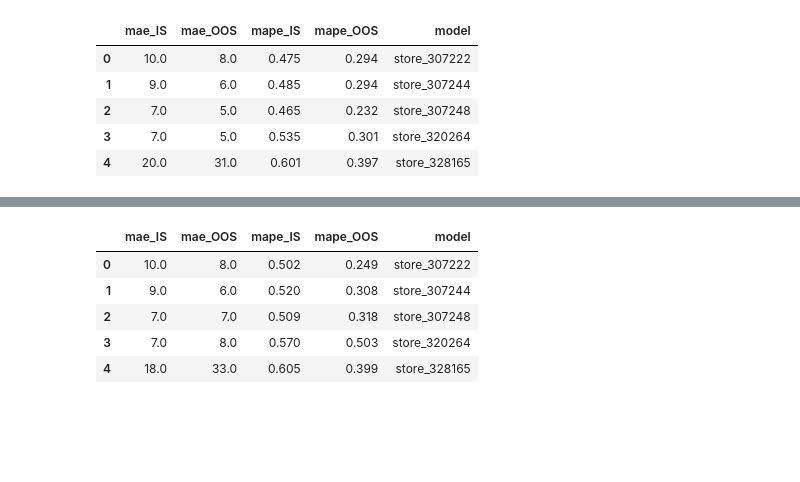
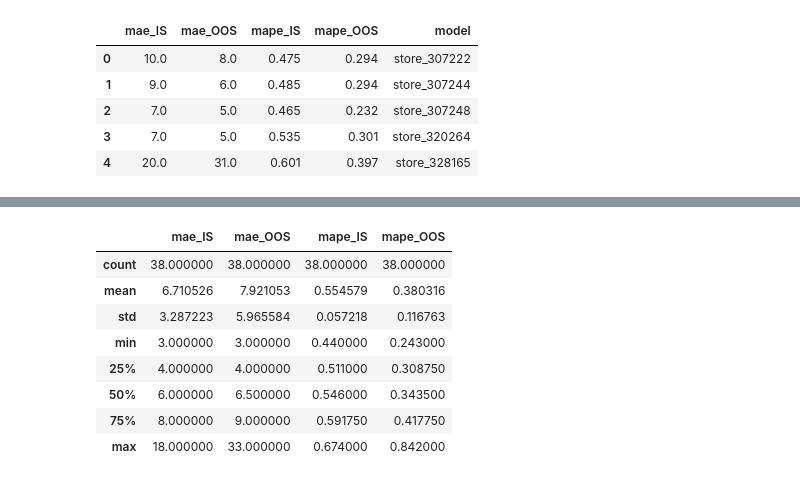
Before and after one commit to phucnh22/Sales_forecast, a Jupyter notebook: Forecast_7_Prophet.ipynb, the cells around one changed output, grey strips where cells are left out. Drawn from its saved outputs; the diff is of its cells as text; code cells hidden in the pictures; blank space fills up the shorter version.

```diff
--- a/Forecast_7_Prophet.ipynb
+++ b/Forecast_7_Prophet.ipynb
@@ -320,14 +334,17 @@ all_stores_result.head()
 # %%
 all_stores_result_ARIMA = pd.read_csv('results/grouping/all_stores_result_ARIMA.csv',index_col=0)
 # %%
-all_stores_result_ARIMA.head()
+all_stores_result_ARIMA.describe()
 # %% [output]
-|  | mae_IS | mae_OOS | mape_IS | mape_OOS | model |
-| 0 | 10.0 | 8.0 | 0.502 | 0.249 | store_307222 |
-| 1 | 9.0 | 6.0 | 0.520 | 0.308 | store_307244 |
-| 2 | 7.0 | 7.0 | 0.509 | 0.318 | store_307248 |
-| 3 | 7.0 | 8.0 | 0.570 | 0.503 | store_320264 |
-| 4 | 18.0 | 33.0 | 0.605 | 0.399 | store_328165 |
+|  | mae_IS | mae_OOS | mape_IS | mape_OOS |
+| count | 38.000000 | 38.000000 | 38.000000 | 38.000000 |
+| mean | 6.710526 | 7.921053 | 0.554579 | 0.380316 |
+| std | 3.287223 | 5.965584 | 0.057218 | 0.116763 |
+| min | 3.000000 | 3.000000 | 0.440000 | 0.243000 |
+| 25% | 4.000000 | 4.000000 | 0.511000 | 0.308750 |
+| 50% | 6.000000 | 6.500000 | 0.546000 | 0.343500 |
+| 75% | 8.000000 | 9.000000 | 0.591750 | 0.417750 |
+| max | 18.000000 | 33.000000 | 0.674000 | 0.842000 |
 # %%
 res = pd.merge(
     all_stores_result_ARIMA.set_index('model')[['mape_OOS']],
```
Also changed, not shown: parts of 9 cells of this notebook, 23 other files.
